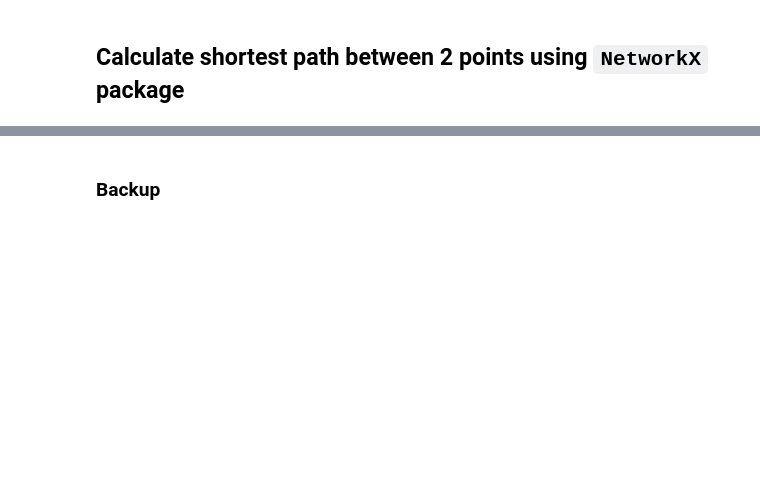
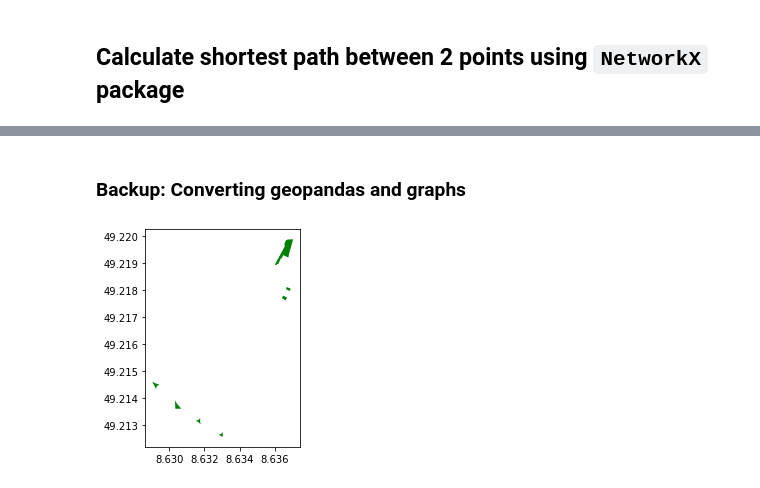
Before and after one commit to Heity94/WalkieLookie, a Jupyter notebook: notebooks/PH_Pitch_Routing.ipynb, the cells around one changed output, grey strips where cells are left out. Drawn from its saved outputs; the diff is of its cells as text; code cells hidden in the pictures; blank space fills up the shorter version.

Commit message:
Experiment with Traveling Salesman Problem

```diff
--- a/notebooks/PH_Pitch_Routing.ipynb
+++ b/notebooks/PH_Pitch_Routing.ipynb
@@ -78,0 +152,9 @@ shortest_route_map
+# %%
+graph_kronau = ox.graph_from_place("kronau-germany", network_type = mode)
+with open('/content/drive/MyDrive/Colab_Notebooks/02_HWR/00_data/graph_kronau.obj', 'wb') as fp:
+    pickle.dump(graph_kronau, fp)
+# %%
+# Get all parks around given address within 1000m
+address = "Benzstraße 16, 76709 Kronau"
+tags = {"leisure":"park"}
+kronau = ox.geometries.geometries_from_address(address, tags, dist=1000)
@@ -79,2 +177,2 @@ shortest_route_map
 # %% [markdown]
-### Backup
+### Backup: Converting geopandas and graphs
@@ -164,0 +179,13 @@ shortest_route = nx.shortest_path(graph,
+# %%
+# impute edge (driving) speeds and calculate edge traversal times
+G = ox.add_edge_speeds(graph_kronau)
+G = ox.add_edge_travel_times(G)
+
+# you can convert MultiDiGraph to/from geopandas GeoDataFrames
+gdf_nodes, gdf_edges = ox.graph_to_gdfs(G)
+#G = ox.graph_from_gdfs(gdf_nodes, gdf_edges, graph_attrs=G.graph)
+# %%
+kronau.plot(marker='*', color='green', markersize=5);
+kronau_parks = kronau.to_crs(gdf_nodes.crs)
+# %% [output]
+[figure, added]
```
Also changed, not shown: parts of 17 cells of this notebook.
